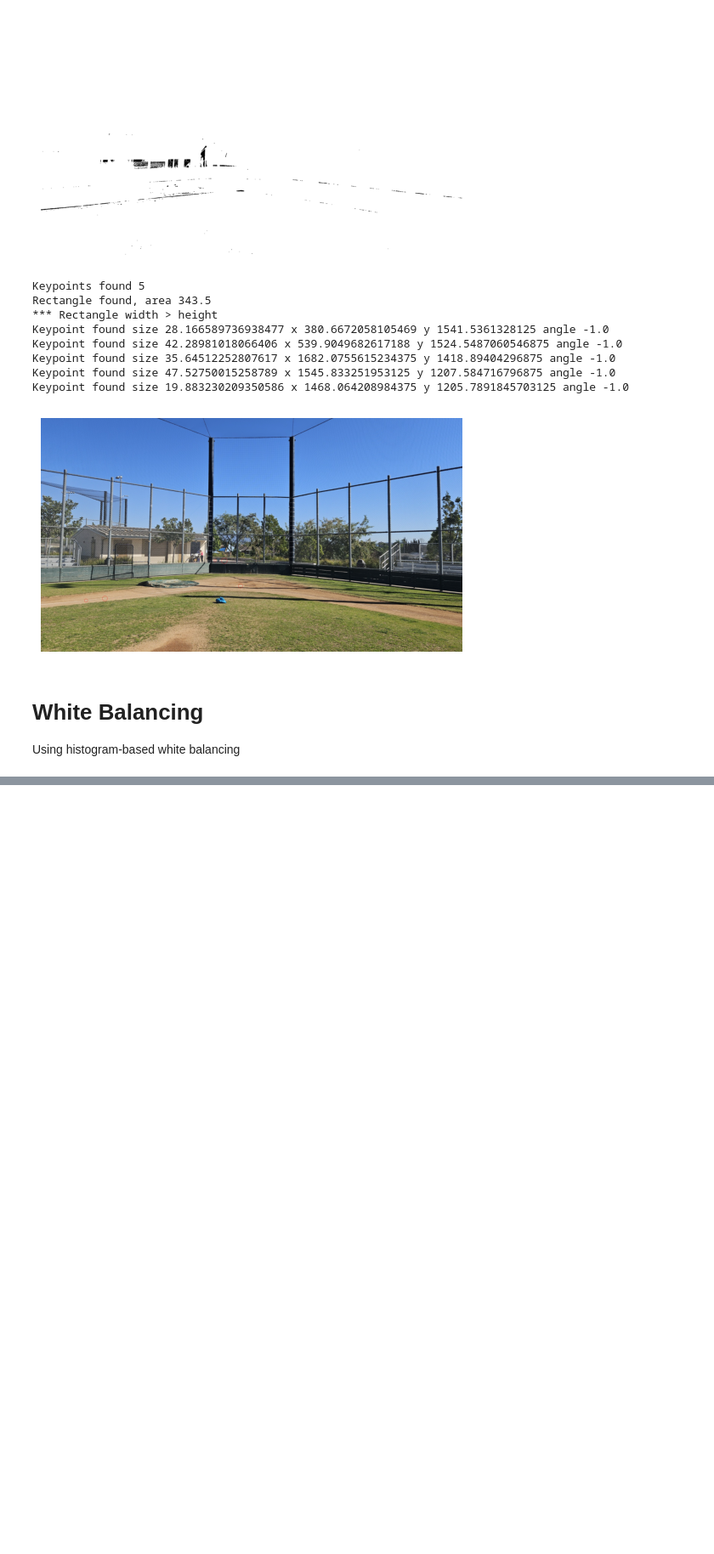
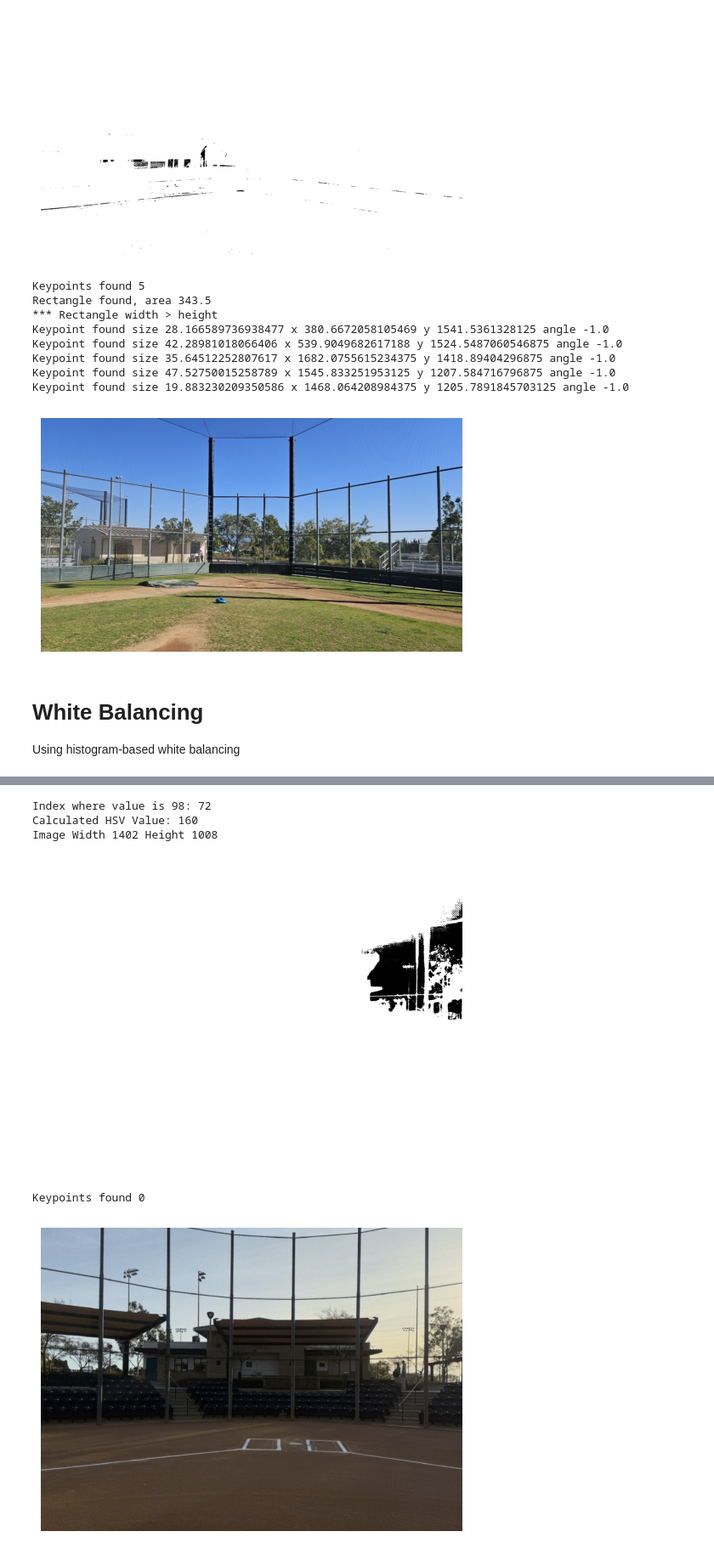
Before and after one commit to amyxjhuang/homeplate, a Jupyter notebook: python/blob_detection_2.ipynb, the cells around one changed output, grey strips where cells are left out. Shown at 85% size. Drawn from its saved outputs; the diff is of its cells as text; code cells hidden in the pictures; blank space fills up the shorter version.

```diff
--- a/python/blob_detection_2.ipynb
+++ b/python/blob_detection_2.ipynb
@@ -347,0 +371,9 @@ show_image(white_balanced_image)
+# %%
+find_home_plate_with_hsv_balancing_from_mat(white_balanced_from_patch)
+# %% [output]
+Index where value is 98: 72
+Calculated HSV Value: 160
+Image Width 1402 Height 1008
+[figure, added]
+Keypoints found 0
+[figure, added]
```
Also changed, not shown: parts of 2 cells of this notebook.
